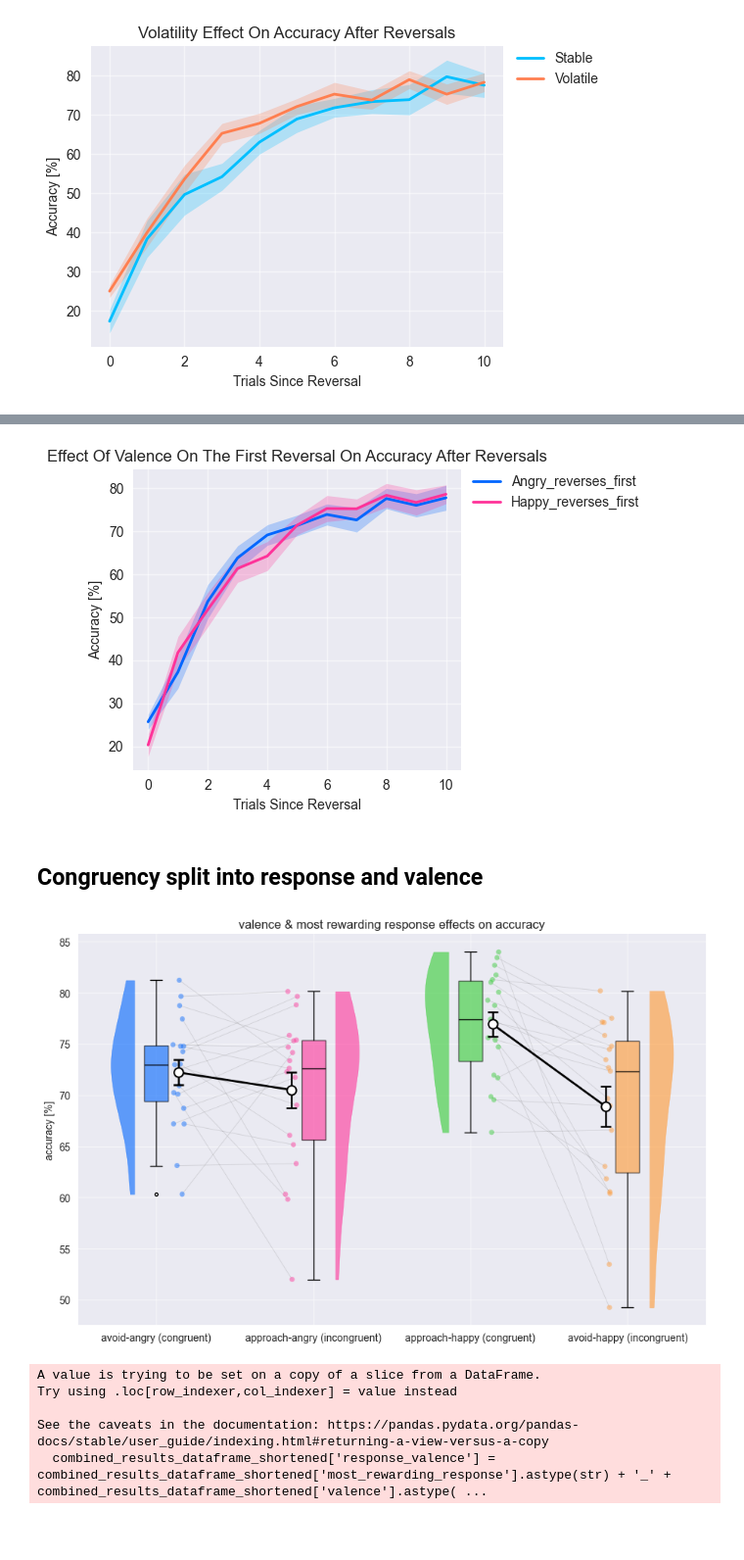
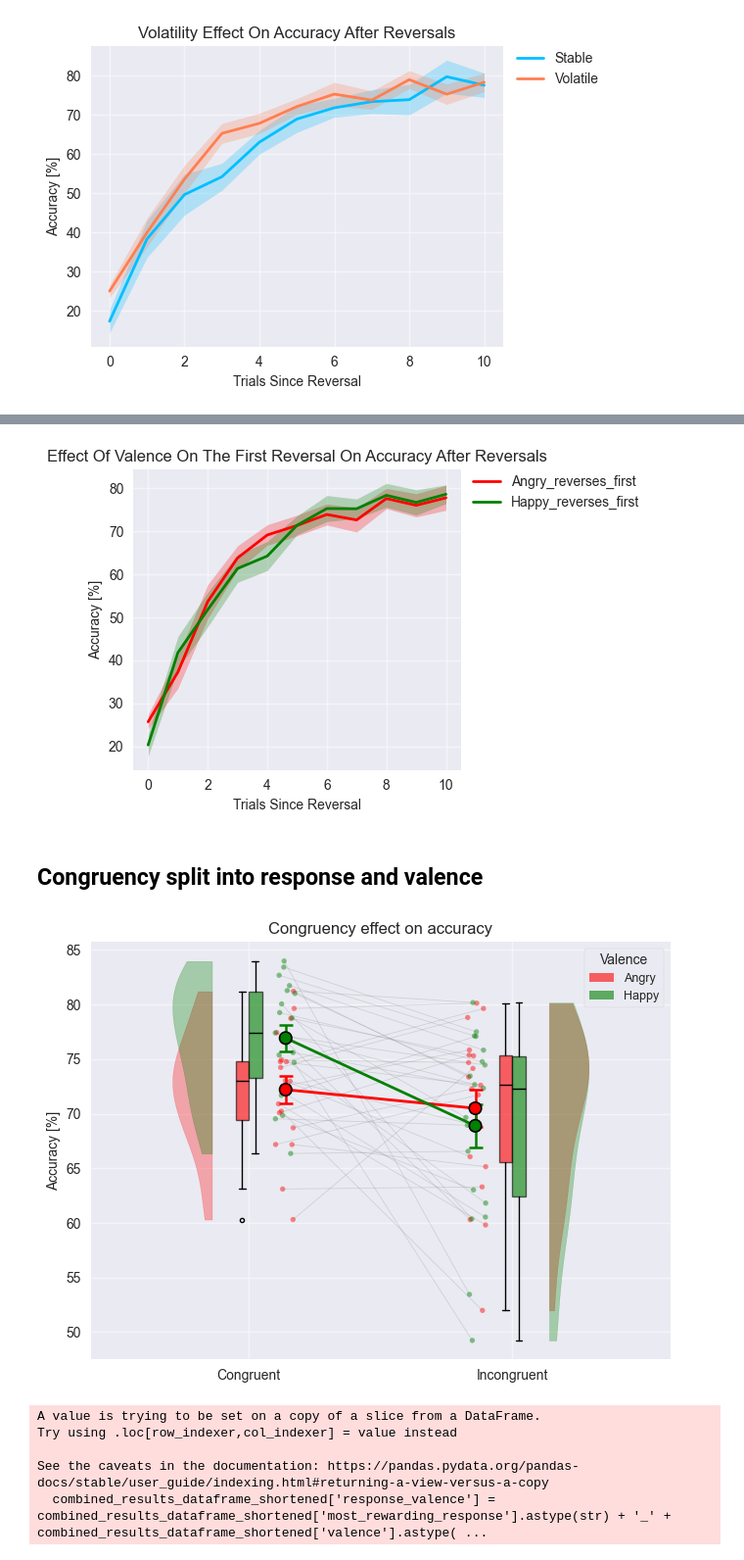
Before and after one commit to KTZ228/phd_1_analysis, a Jupyter notebook: analysis_behavioural/standard parameters/accuracy_analysis.ipynb, the cells around one changed output, grey strips where cells are left out. Shown at 98% size. Saved outputs shown, nothing was run; the diff lists cells and outputs as text; code cells hidden in the pictures; blank space fills up the shorter version.

```diff
--- a/analysis_behavioural/standard parameters/accuracy_analysis.ipynb
+++ b/analysis_behavioural/standard parameters/accuracy_analysis.ipynb
@@ -215,6 +218,7 @@ if dataset == 'africa':
         connect_pairs=[(0, 1), (2, 3)],
         output_dir=output_dir,
         ylabel_name='accuracy [%]',
+        colours=['green','red'],
         plot_name='uwd effect on congruency effect on accuracy'
     );
 # %% [markdown]
@@ -267,8 +271,9 @@ if dataset!='africa':
         combined_results_pivoted,
         columns=['stable','volatile'],
         flip=['left','right'],
+        colours=['deepskyblue','coral'],
         output_dir=output_dir,
-        ylabel_name='accuracy [%]',
-        plot_name='volatility effect on accuracy averaged after reversals'
+        ylabel_name='Accuracy [%]',
+        plot_name='Volatility effect on accuracy first 10 trials after reversals'
     );
 # %% [output]
@@ -309,6 +314,7 @@ if dataset!='africa':
         flip=['left','right'],
         output_dir=output_dir,
         ylabel_name='accuracy [%]',
+        colours=['red','green'],
         plot_name='effect of valence on the first reversal on accuracy'
     );
 # %% [output]
@@ -322,42 +328,44 @@ if dataset!='africa':
         subject_col='subject_id', condition_col='valence_at_reversal',
         output_dir=output_dir,
         legend_outside=True,
+        colours=['red','green'],
         plot_name='effect of valence on the first reversal on accuracy after reversals'
     );
 # %% [output]
-[figure, old version]
+[figure, new version]
 # %% [markdown]
 ## Congruency split into response and valence
 # %%
 # Single-pass aggregation & reshape
 combined_results_pivoted = (
     combined_results_dataframe
     .pivot_table(
-        index=['subject_id'],
-        columns=['most_rewarding_response', 'valence'],
+        index=['subject_id', 'valence'],
+        columns='congruency',
         values='objectively_correct_boolean',
         aggfunc='mean'
     )
     .reset_index()
 )
-combined_results_pivoted.columns = [
-    '_'.join(str(x) for x in col if x)
-    for col in combined_results_pivoted.columns
-]
+combined_results_pivoted = combined_results_pivoted.rename_axis(None, axis=1)
 
 # Plot the two groups using a raincloud plot
 utils.plotting_functions.paired_raincloud(
     combined_results_pivoted,
-        columns=['avoid_angry','approach_angry','approach_happy','avoid_happy'],
-        labels=['avoid-angry (congruent)','approach-angry (incongruent)','approach-happy (congruent)','avoid-happy (incongruent)'],
-    flip=['left','right','left','right'],
-    connect_pairs=[(0, 1), (2, 3)],
+    columns=['congruent','incongruent'],
+    labels=['Congruent','Incongruent'],
+    flip=['left','right'],
+    overlay_by='valence',
+    legend_title='Valence',
+    connect_pairs=[(0, 1)],
     output_dir=output_dir,
-    ylabel_name='accuracy [%]',
-    plot_name='valence & most rewarding response effects on accuracy'
+    colours=['red','green'],
+    ylabel_name='Accuracy [%]',
+    plot_name='Congruency effect on accuracy',
+    aspect_ratio=4/3
 );
 # %% [output]
-[figure, old version]
+[figure, new version]
 # %%
 combined_results_dataframe_shortened['response_valence'] = combined_results_dataframe_shortened['most_rewarding_response'].astype(str) + '_' + combined_results_dataframe_shortened['valence'].astype(str)
 
```
Also changed, not shown: parts of 16 cells of this notebook, 9 other files.
